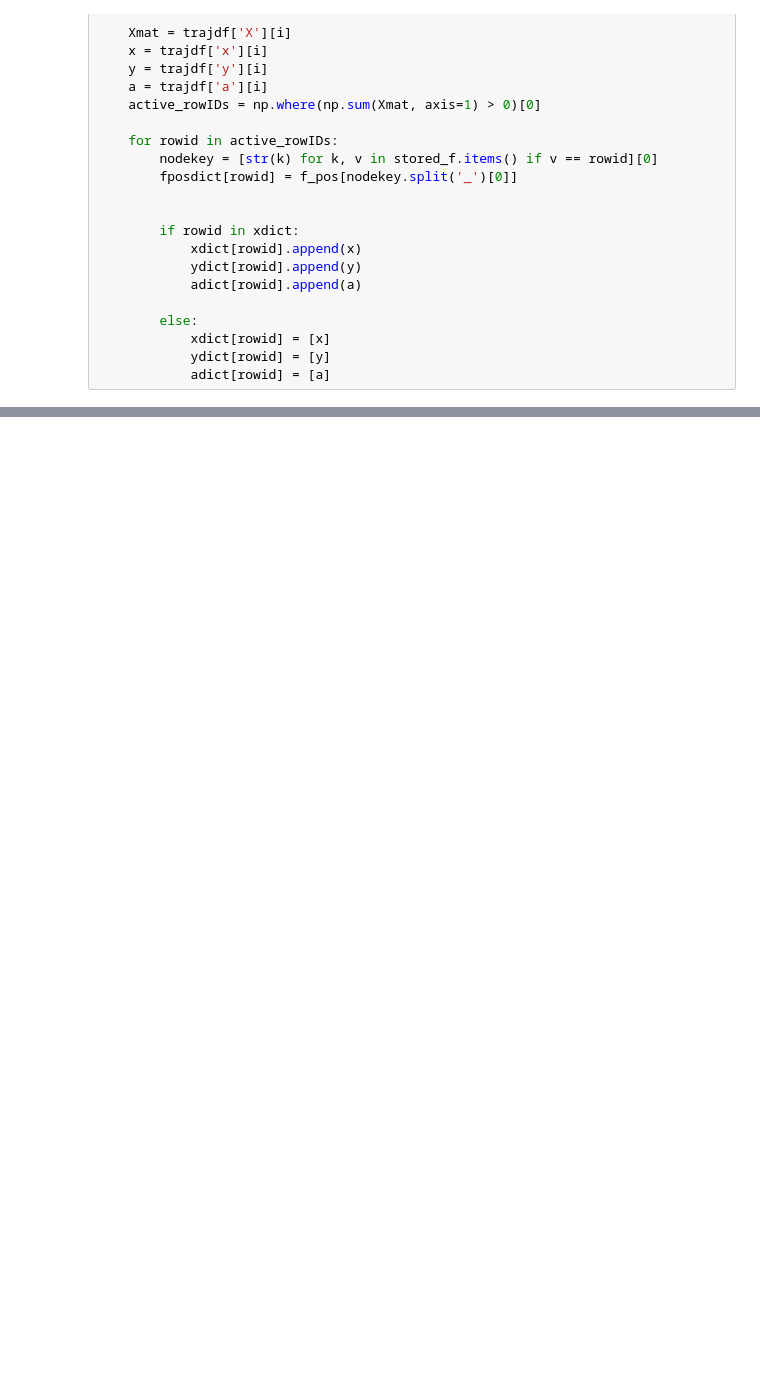
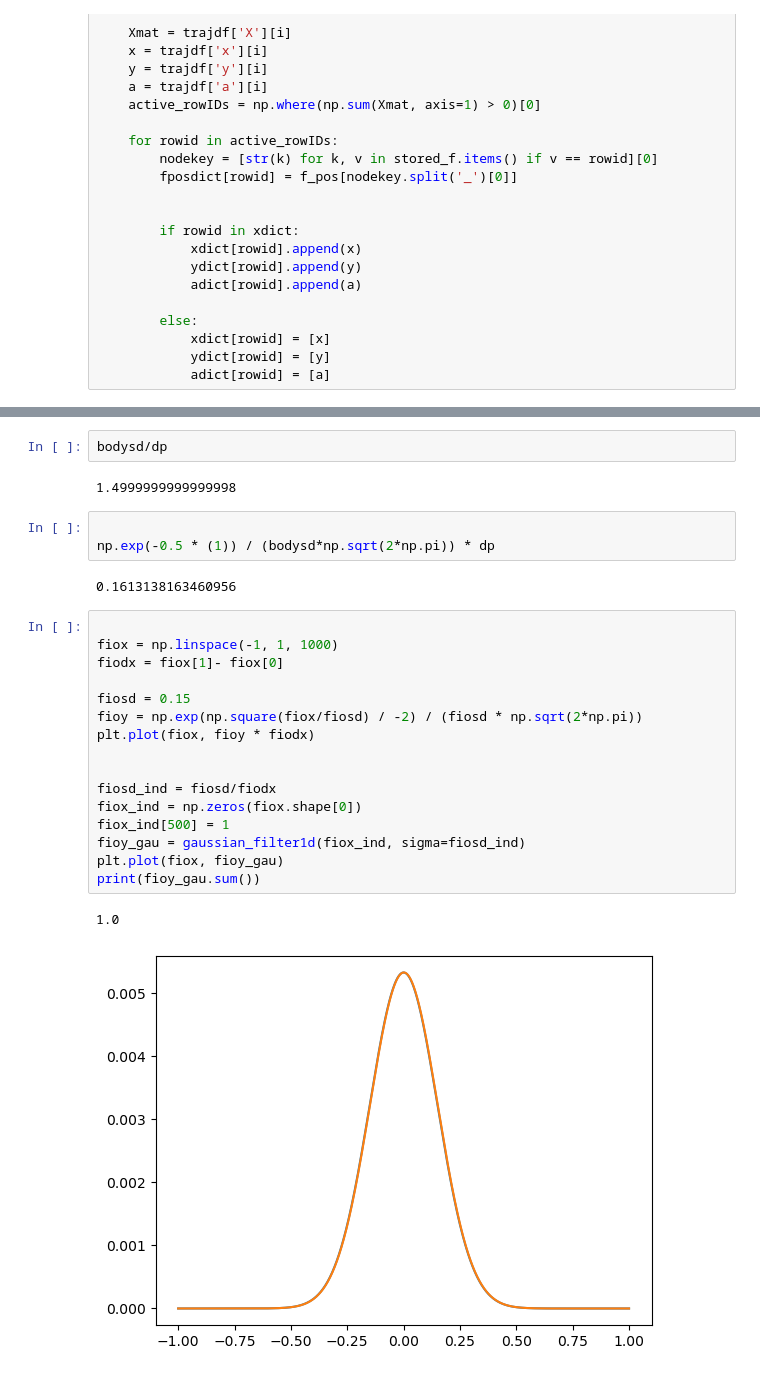
Before and after one commit to yyhhoi/HippoSLAM, a Jupyter notebook: controllers/hipposlam/bayesian_decoder.ipynb, the cells around one changed output, grey strips where cells are left out. Drawn from its saved outputs; the diff is of its cells as text; blank space fills up the shorter version.

```diff
--- a/controllers/hipposlam/bayesian_decoder.ipynb
+++ b/controllers/hipposlam/bayesian_decoder.ipynb
@@ -133,0 +182,28 @@ for i in range(trajdf.shape[0]):
+# %%
+bodysd/dp
+# %% [output]
+1.4999999999999998
+# %%
+
+np.exp(-0.5 * (1)) / (bodysd*np.sqrt(2*np.pi)) * dp
+# %% [output]
+0.1613138163460956
+# %%
+
+fiox = np.linspace(-1, 1, 1000)
+fiodx = fiox[1]- fiox[0]
+
+fiosd = 0.15
+fioy = np.exp(np.square(fiox/fiosd) / -2) / (fiosd * np.sqrt(2*np.pi))
+plt.plot(fiox, fioy * fiodx)
+
+
+fiosd_ind = fiosd/fiodx
+fiox_ind = np.zeros(fiox.shape[0])
+fiox_ind[500] = 1
+fioy_gau = gaussian_filter1d(fiox_ind, sigma=fiosd_ind)
+plt.plot(fiox, fioy_gau)
+print(fioy_gau.sum())
+# %% [output]
+1.0
+[figure, added]
```
Also changed, not shown: parts of 6 cells of this notebook, 2 other files.
